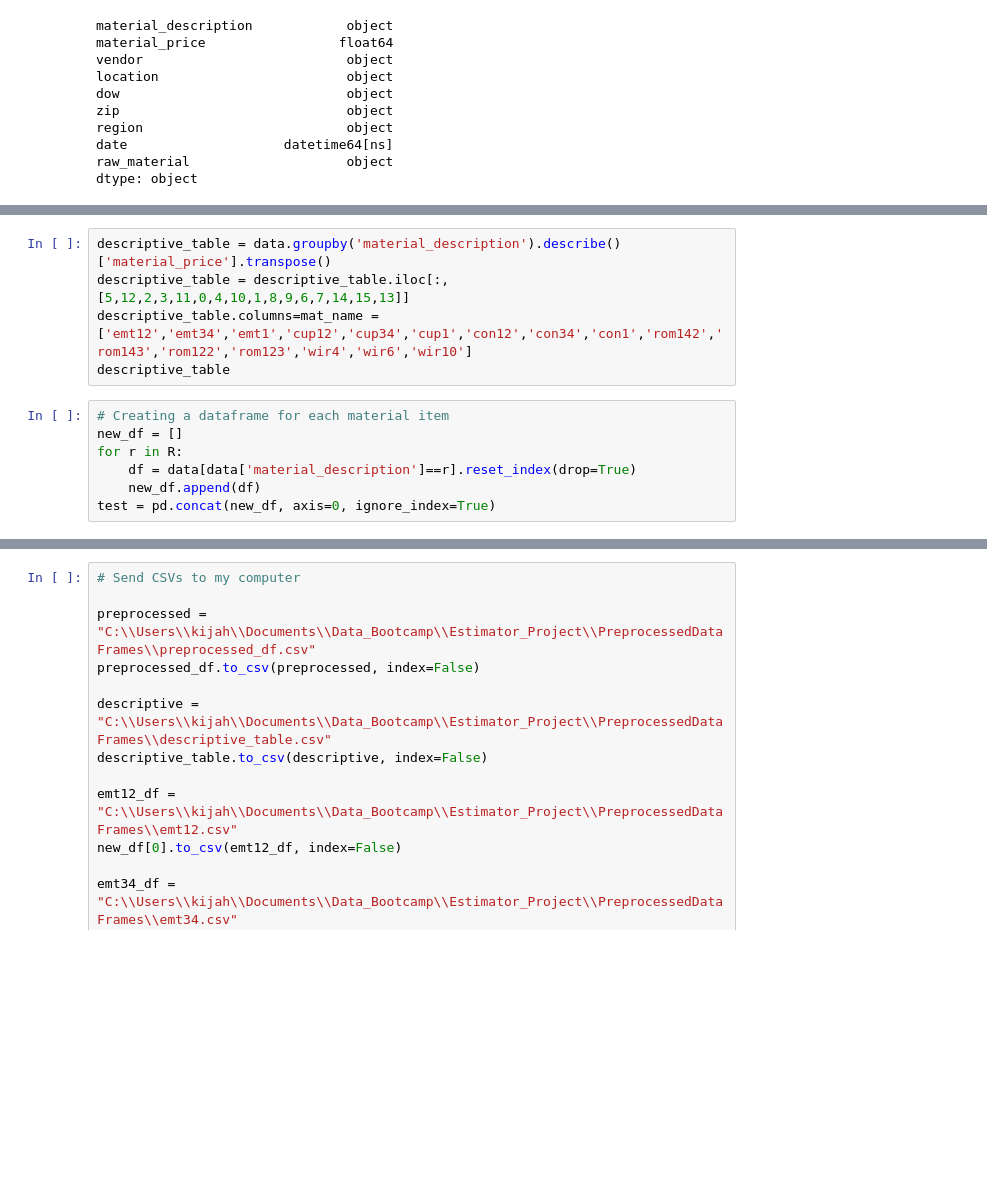
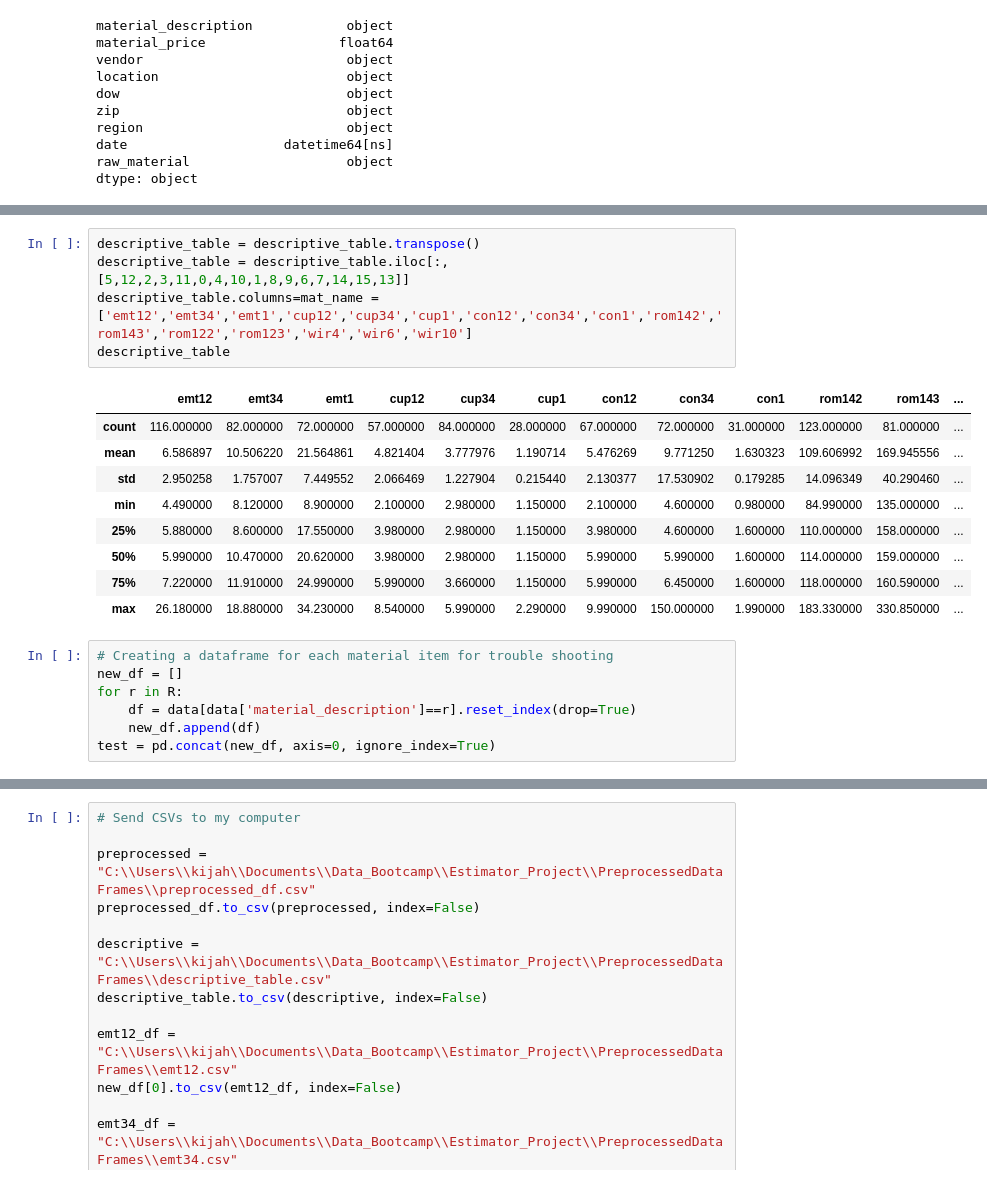
Before and after one commit to thegreatkeej/Estimator_Project, a Jupyter notebook: Resources/Preprocess.ipynb, the cells around one changed output, grey strips where cells are left out. Drawn from its saved outputs; the diff is of its cells as text; blank space fills up the shorter version.

```diff
--- a/Resources/Preprocess.ipynb
+++ b/Resources/Preprocess.ipynb
@@ -150,10 +194,20 @@ data.head()
 # %%
-descriptive_table = data.groupby('material_description').describe()['material_price'].transpose()
+descriptive_table = descriptive_table.transpose()
 descriptive_table = descriptive_table.iloc[:,[5,12,2,3,11,0,4,10,1,8,9,6,7,14,15,13]]
 descriptive_table.columns=mat_name = ['emt12','emt34','emt1','cup12','cup34','cup1','con12','con34','con1','rom142','rom143','rom122','rom123','wir4','wir6','wir10']
 descriptive_table
+# %% [output]
+|  | emt12 | emt34 | emt1 | cup12 | cup34 | cup1 | con12 | con34 | con1 | rom142 | rom143 | ... |
+| count | 116.000000 | 82.000000 | 72.000000 | 57.000000 | 84.000000 | 28.000000 | 67.000000 | 72.000000 | 31.000000 | 123.000000 | 81.000000 | ... |
+| mean | 6.586897 | 10.506220 | 21.564861 | 4.821404 | 3.777976 | 1.190714 | 5.476269 | 9.771250 | 1.630323 | 109.606992 | 169.945556 | ... |
+| std | 2.950258 | 1.757007 | 7.449552 | 2.066469 | 1.227904 | 0.215440 | 2.130377 | 17.530902 | 0.179285 | 14.096349 | 40.290460 | ... |
+| min | 4.490000 | 8.120000 | 8.900000 | 2.100000 | 2.980000 | 1.150000 | 2.100000 | 4.600000 | 0.980000 | 84.990000 | 135.000000 | ... |
+| 25% | 5.880000 | 8.600000 | 17.550000 | 3.980000 | 2.980000 | 1.150000 | 3.980000 | 4.600000 | 1.600000 | 110.000000 | 158.000000 | ... |
+| 50% | 5.990000 | 10.470000 | 20.620000 | 3.980000 | 2.980000 | 1.150000 | 5.990000 | 5.990000 | 1.600000 | 114.000000 | 159.000000 | ... |
+| 75% | 7.220000 | 11.910000 | 24.990000 | 5.990000 | 3.660000 | 1.150000 | 5.990000 | 6.450000 | 1.600000 | 118.000000 | 160.590000 | ... |
+| max | 26.180000 | 18.880000 | 34.230000 | 8.540000 | 5.990000 | 2.290000 | 9.990000 | 150.000000 | 1.990000 | 183.330000 | 330.850000 | ... |
 # %%
-# Creating a dataframe for each material item
+# Creating a dataframe for each material item for trouble shooting
 new_df = []
 for r in R:
     df = data[data['material_description']==r].reset_index(drop=True)
```
Also changed, not shown: parts of 7 cells of this notebook, 26 other files.
